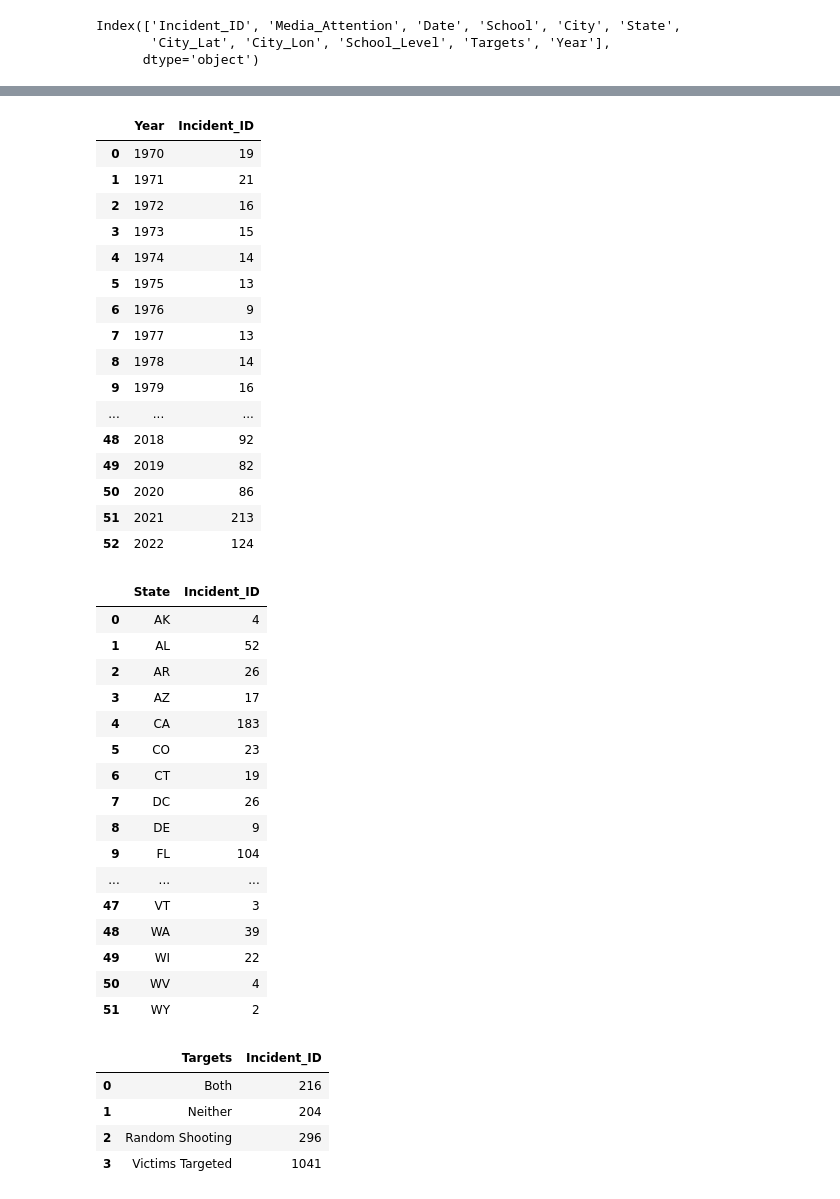
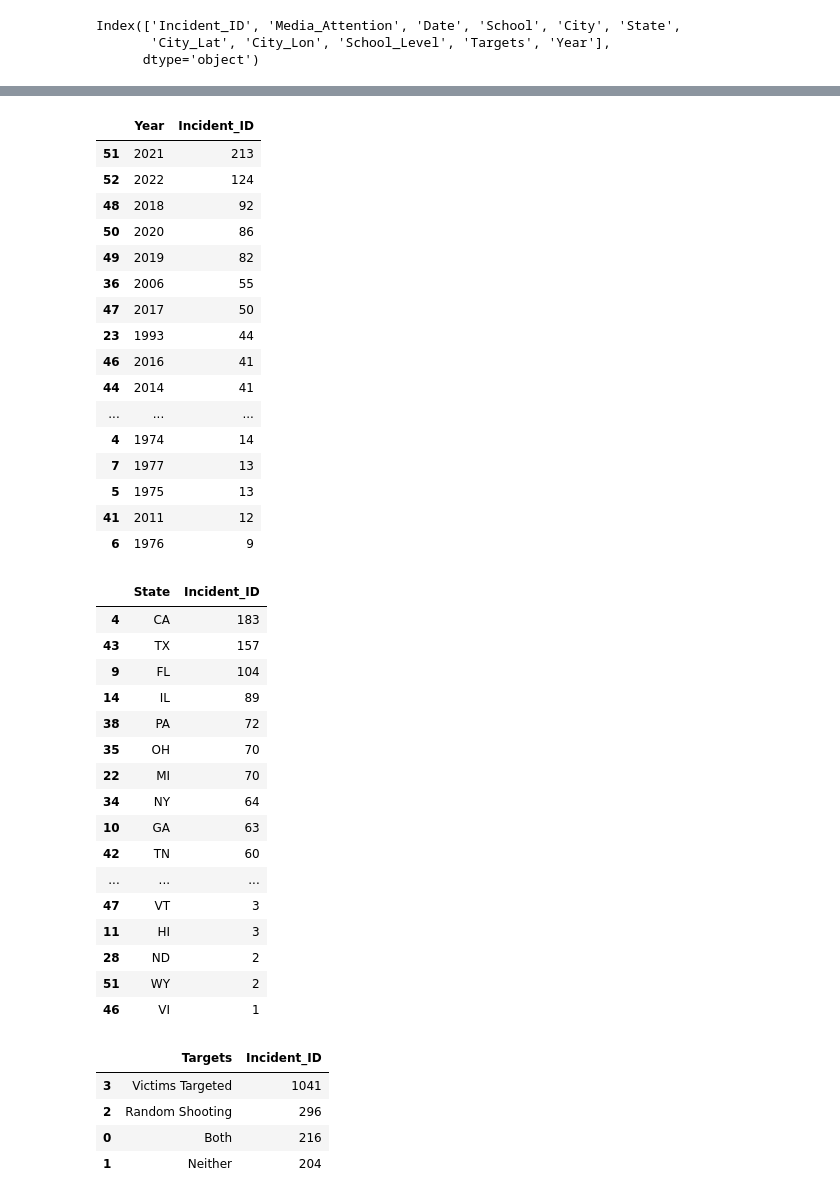
Before and after one commit to emilyshewcraft/project-three, a Jupyter notebook: Clean_Data/clean_incident.ipynb, the cells around one changed output, grey strips where cells are left out. Drawn from its saved outputs; the diff is of its cells as text; code cells hidden in the pictures.

Commit message:
Sorting values

```diff
--- a/Clean_Data/clean_incident.ipynb
+++ b/Clean_Data/clean_incident.ipynb
@@ -155,54 +155,54 @@ clean_incident_df.head()
 | 6 | 20170110ALALA | NaN | 2017-01-10 | Alexander City Middle School | Alexander City | AL | 32.944012 | -85.953853 | Middle | ... |
 # %%
 #Grouping incidents by year
-clean_incident_df.groupby('Year')['Incident_ID'].count().reset_index()
+clean_incident_df.groupby('Year')['Incident_ID'].count().reset_index().sort_values('Incident_ID', ascending=False)
 # %% [output]
 |  | Year | Incident_ID |
-| 0 | 1970 | 19 |
-| 1 | 1971 | 21 |
-| 2 | 1972 | 16 |
-| 3 | 1973 | 15 |
-| 4 | 1974 | 14 |
-| 5 | 1975 | 13 |
-| 6 | 1976 | 9 |
-| 7 | 1977 | 13 |
-| 8 | 1978 | 14 |
-| 9 | 1979 | 16 |
-| ... | ... | ... |
-| 48 | 2018 | 92 |
-| 49 | 2019 | 82 |
-| 50 | 2020 | 86 |
 | 51 | 2021 | 213 |
 | 52 | 2022 | 124 |
+| 48 | 2018 | 92 |
+| 50 | 2020 | 86 |
+| 49 | 2019 | 82 |
+| 36 | 2006 | 55 |
+| 47 | 2017 | 50 |
+| 23 | 1993 | 44 |
+| 46 | 2016 | 41 |
+| 44 | 2014 | 41 |
+| ... | ... | ... |
+| 4 | 1974 | 14 |
+| 7 | 1977 | 13 |
+| 5 | 1975 | 13 |
+| 41 | 2011 | 12 |
+| 6 | 1976 | 9 |
 # %%
 #Group incidents by state
-clean_incident_df.groupby('State')['Incident_ID'].count().reset_index()
+clean_incident_df.groupby('State')['Incident_ID'].count().reset_index().sort_values('Incident_ID', ascending=False)
 # %% [output]
 |  | State | Incident_ID |
-| 0 | AK | 4 |
-| 1 | AL | 52 |
-| 2 | AR | 26 |
-| 3 | AZ | 17 |
 | 4 | CA | 183 |
-| 5 | CO | 23 |
-| 6 | CT | 19 |
-| 7 | DC | 26 |
-| 8 | DE | 9 |
+| 43 | TX | 157 |
 | 9 | FL | 104 |
+| 14 | IL | 89 |
+| 38 | PA | 72 |
+| 35 | OH | 70 |
+| 22 | MI | 70 |
+| 34 | NY | 64 |
+| 10 | GA | 63 |
+| 42 | TN | 60 |
 | ... | ... | ... |
 | 47 | VT | 3 |
-| 48 | WA | 39 |
-| 49 | WI | 22 |
-| 50 | WV | 4 |
+| 11 | HI | 3 |
+| 28 | ND | 2 |
 | 51 | WY | 2 |
+| 46 | VI | 1 |
 # %%
 #Group incidents by target
-clean_incident_df.groupby('Targets')['Incident_ID'].count().reset_index()
+clean_incident_df.groupby('Targets')['Incident_ID'].count().reset_index().sort_values('Incident_ID', ascending=False)
 # %% [output]
 |  | Targets | Incident_ID |
+| 3 | Victims Targeted | 1041 |
+| 2 | Random Shooting | 296 |
 | 0 | Both | 216 |
 | 1 | Neither | 204 |
-| 2 | Random Shooting | 296 |
-| 3 | Victims Targeted | 1041 |
 # %%
 #Group incidents by school level
```
Also changed, not shown: parts of 2 cells of this notebook.
